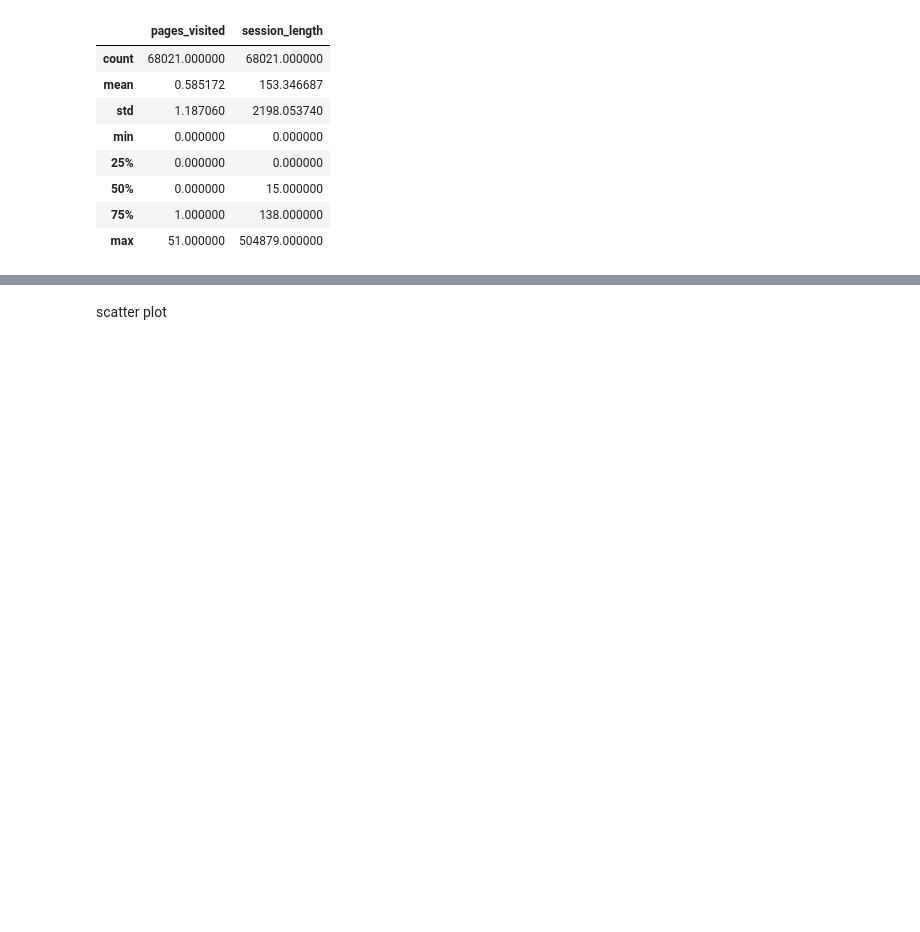
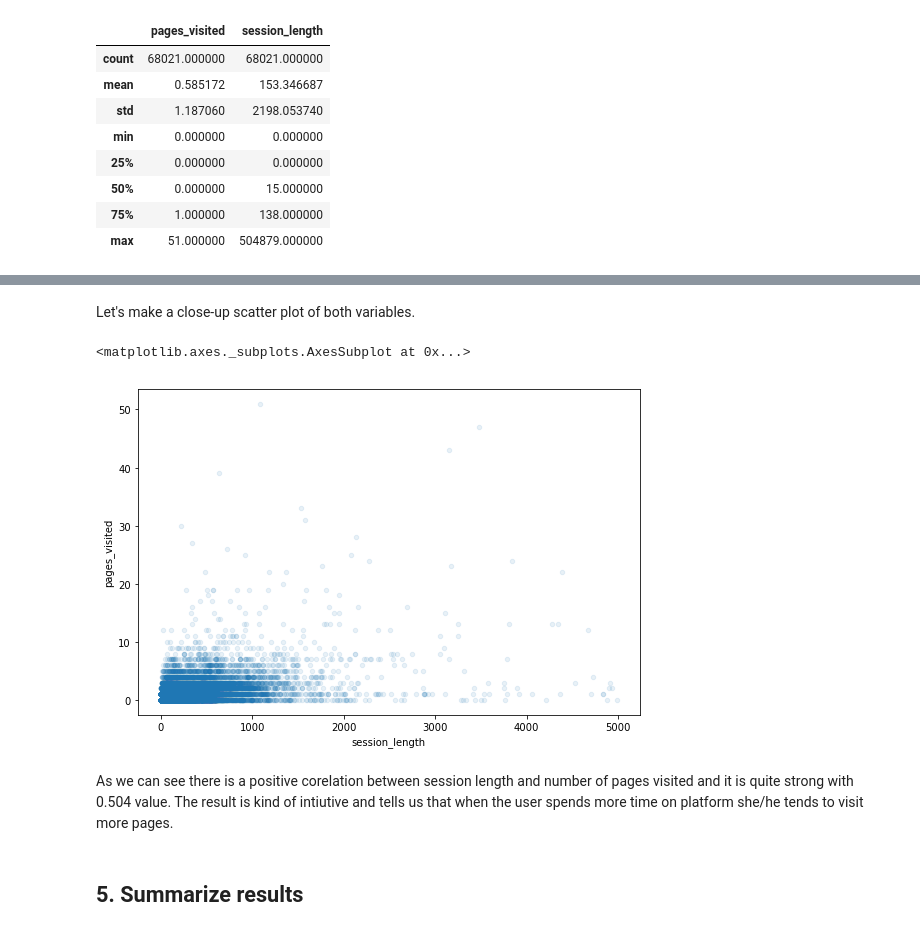
Before and after one commit to msznajder/wikipedia_users_activity_analysis, a Jupyter notebook: wikipedia_analysis.ipynb, the cells around one changed output, grey strips where cells are left out. Saved outputs shown, nothing was run; the diff lists cells and outputs as text; code cells hidden in the pictures; blank space fills up the shorter version.

```diff
--- a/wikipedia_analysis.ipynb
+++ b/wikipedia_analysis.ipynb
@@ -729,4 +775,7 @@ scatter_matrix(housing_train_copy, figsize=(20, 15));
+# %% [markdown]
+Let's make a close-up scatter plot of both variables.
 # %%
-housing_train_copy.plot(kind="scatter", x="SalePrice", y="OverallQual", alpha=0.1, figsize=(9, 6))
+visits_lengths_df.plot(kind="scatter", x="session_length", y="pages_visited", alpha=0.1, figsize=(9, 6))
+# %% [output]
+<matplotlib.axes._subplots.AxesSubplot at 0x...>
+[figure, added]
-# %% [markdown]
-scatter plot
@@ -736,0 +782,4 @@ session_id_grouped = activity_df.groupby("session_id")
+# %% [markdown]
+As we can see there is a positive corelation between session length and number of pages visited and it is quite strong with 0.504 value. The result is kind of intiutive and tells us that when the user spends more time on platform she/he tends to visit more pages.
+# %% [markdown]
+## 5. Summarize results
```
Also changed, not shown: parts of 25 cells of this notebook.
